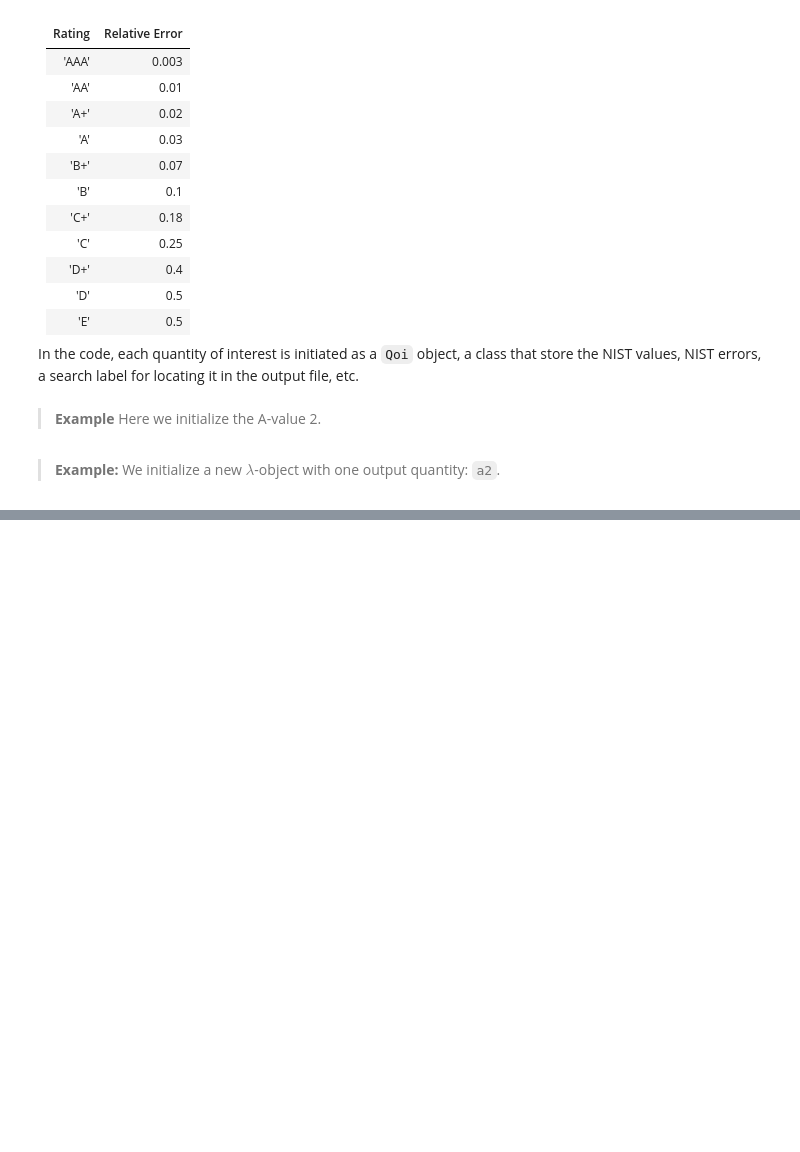
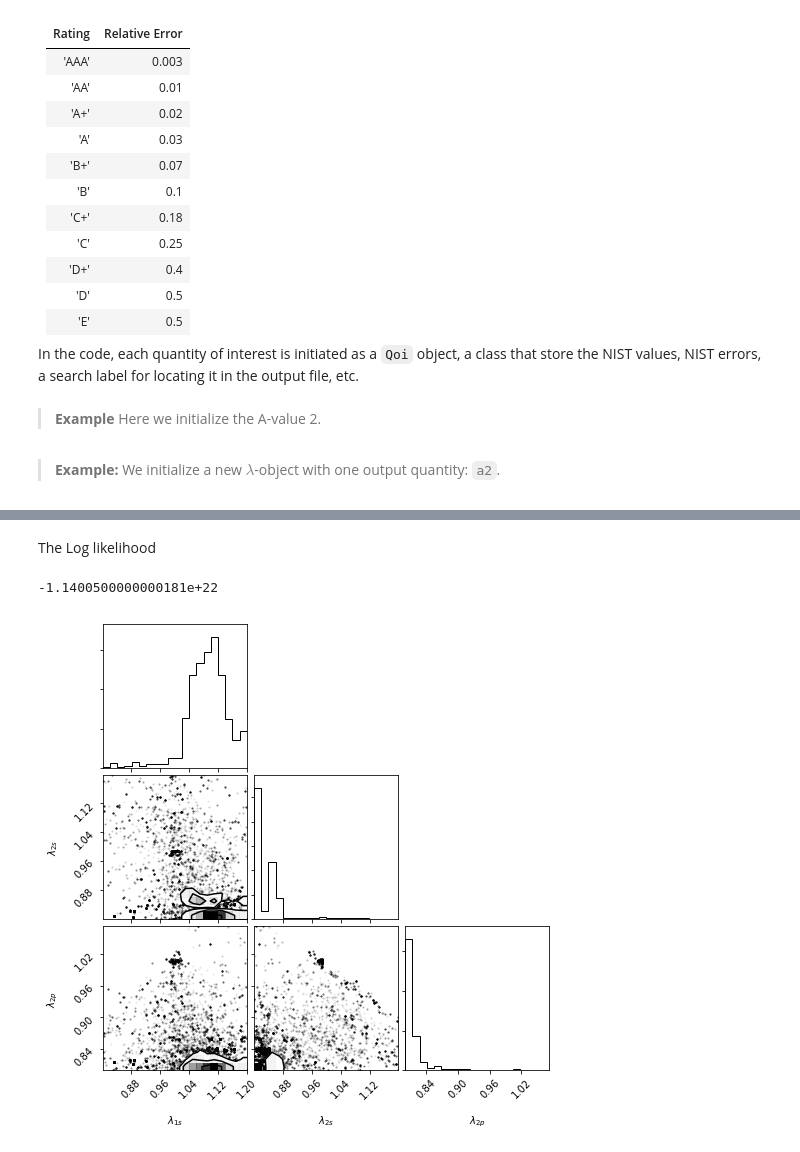
Before and after one commit to hvanwyk/atomic_data_uncertainties, a Jupyter notebook: examples/bayes_uad.ipynb, the cells around one changed output, grey strips where cells are left out. Drawn from its saved outputs; the diff is of its cells as text; code cells hidden in the pictures; blank space fills up the shorter version.

```diff
--- a/examples/bayes_uad.ipynb
+++ b/examples/bayes_uad.ipynb
@@ -338,0 +357,18 @@ inf
+# %% [markdown]
+The Log likelihood
+# %%
+def ln_likelihood_gauss(point, lmd, y_obs, f_o6, sgm, qoi_indices):
+    """
+    """
+    fv = f_o6(point, lmd, qoi_indices)
+    n = len(qoi_indices)
+    ln_p = -0.5*n*np.log(2*np.pi) - np.sum(np.log(sgm))
+    for i in qoi_indices:
+        ln_p -= 0.5*((y_obs[i]-fv[i])/sgm[i])**2
+    return ln_p
+
+sgm = np.ones_like(y_obs)
+point = np.array([0.8,0.9,1.1])
+ln_likelihood_gauss(point, lmd, y_obs, f_o6, sgm, qoi_indices)
+# %% [output]
+-1.1400500000000181e+22
@@ -338,0 +385,45 @@ inf
+# %%
+def ln_posterior(point, lmd, y_obs, f_o6, sgm, qoi_indices):
+    """
+    Evaluate the log-posterior density function at a given lmd
+
+    Inputs:
+
+        lmd: input variable
+
+        y_obs: observed output
+
+        f: function, forward mapping
+
+    Output:
+
+        ln_prior + ln_likelihood
+    """
+    lp = ln_prior(point)
+    if not np.isfinite(lp):
+        return -np.infty
+    else:
+        return lp + ln_likelihood_gauss(point, lmd, y_obs, f_o6, sgm, qoi_indices)
+# %%
+# Specify the dimension of the input space and the number of starting points
+n_dim, n_walkers = 3, 100
+
+# Specify starting points for each Markov chain (in a tight ball around optimum)
+pos = [np.array([1,1,1]) + 1e-4*np.random.randn(n_dim) for i in range(n_walkers)]
+
+# Initialize the sampler
+sampler = emcee.EnsembleSampler(n_walkers, n_dim, ln_posterior, args=(lmd, y_obs, f_o6, sgm, qoi_indices))
+
+# Run the MCMC routine
+sampler.run_mcmc(pos, 1000);
+
+# The sampler.chain has shape (n_walkers, n_steps, n_dim) = (100, 1000, 2)
+# Reshape into a (100'000,2) array of samples (but throw away initial sample -> (95'000,2)
+samples = sampler.chain[:, 50:, :].reshape((-1, n_dim))
+# %%
+#
+# Plot samples
+#
+corner.corner(samples, labels=["$\lambda_{1s}$", "$\lambda_{2s}$", "$\lambda_{2p}$"])
+# %% [output]
+[figure, added]
```
Also changed, not shown: parts of 17 cells of this notebook, 1 other file.
